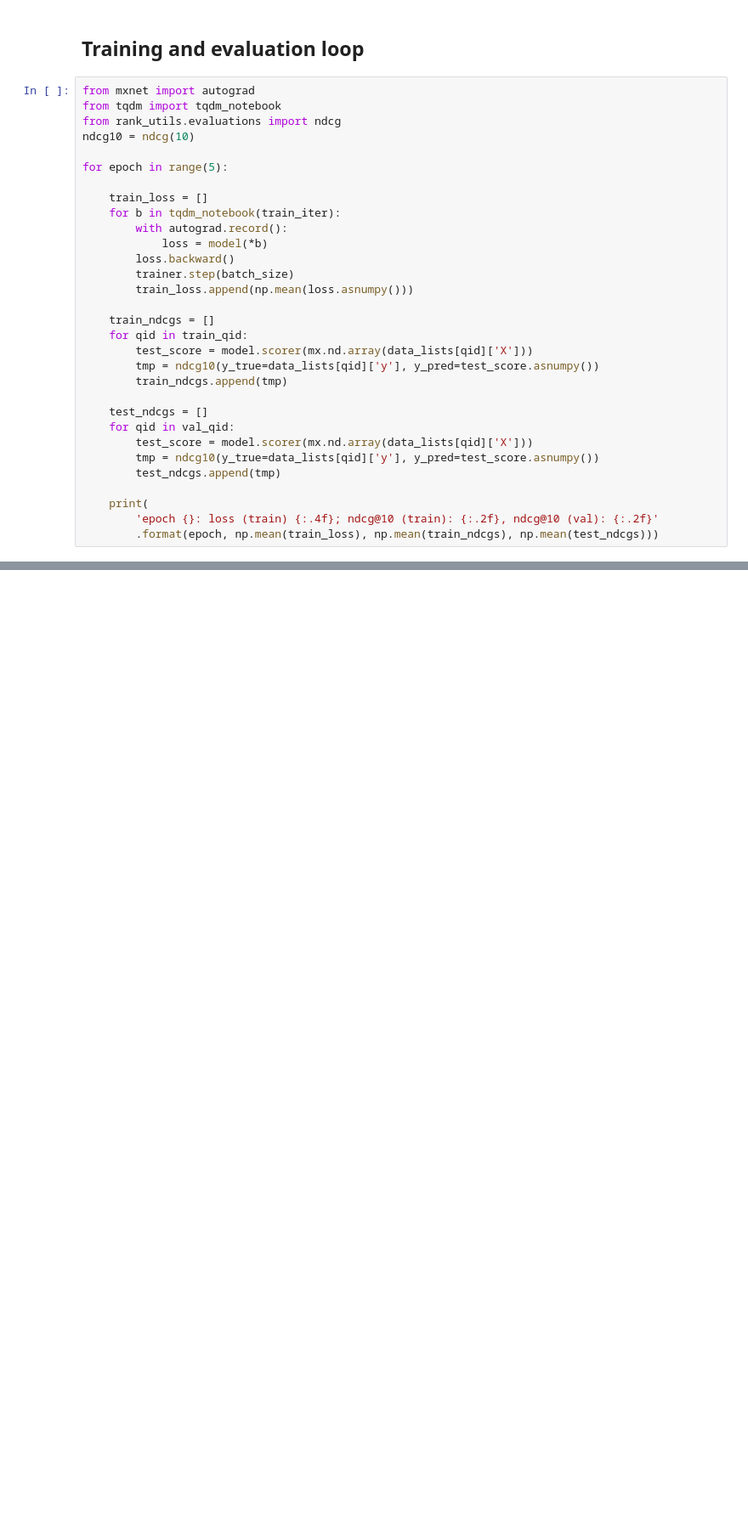
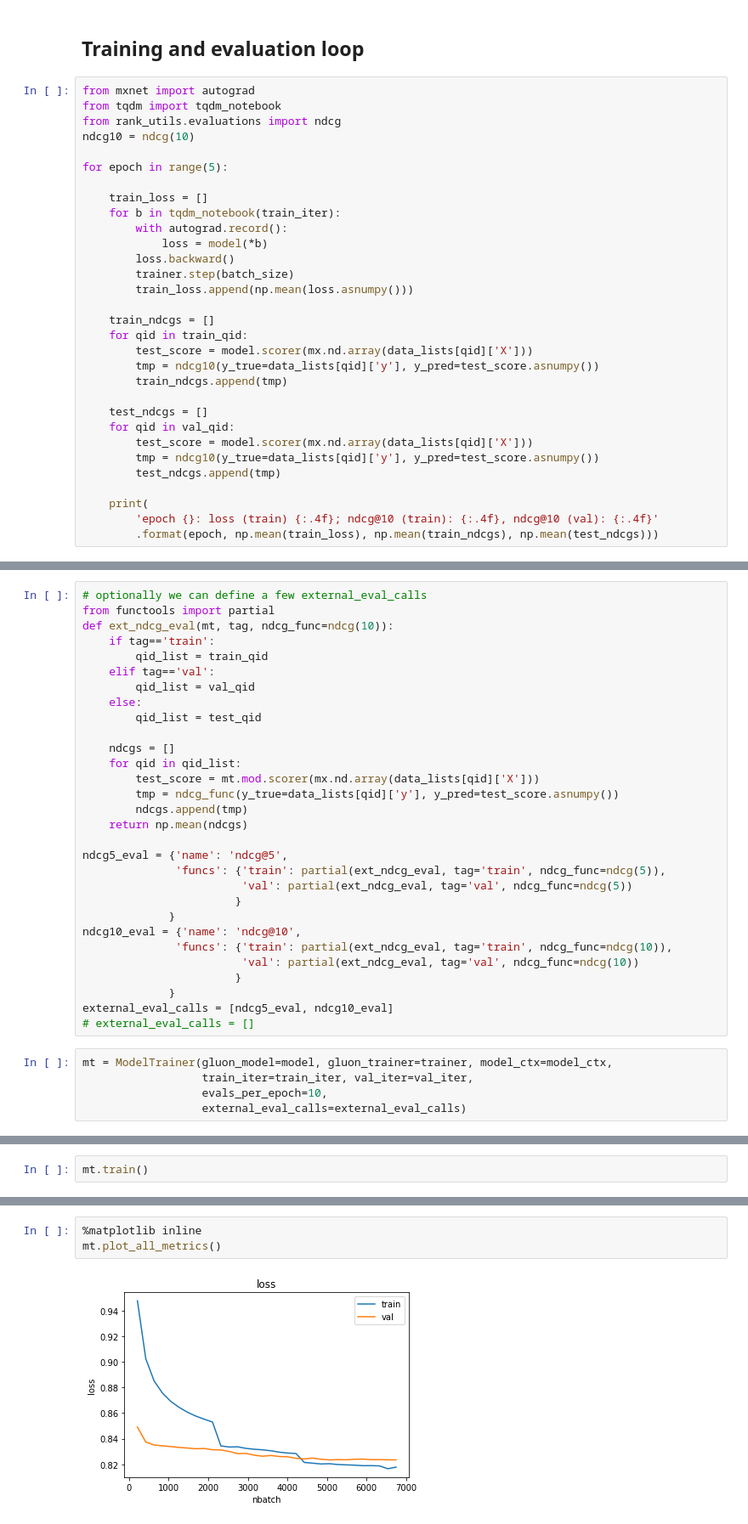
Before and after one commit to dingran/mxnet-ranking, a Jupyter notebook: example1.ipynb, the cells around one changed output, grey strips where cells are left out. Shown at 85% size. Saved outputs shown, nothing was run; the diff lists cells and outputs as text; blank space fills up the shorter version.

Commit message:
added model trainer

```diff
--- a/example1.ipynb
+++ b/example1.ipynb
@@ -155,7 +172,7 @@ for epoch in range(5):
         test_ndcgs.append(tmp)
 
     print(
-        'epoch {}: loss (train) {:.4f}; ndcg@10 (train): {:.2f}, ndcg@10 (val): {:.2f}'
+        'epoch {}: loss (train) {:.4f}; ndcg@10 (train): {:.4f}, ndcg@10 (val): {:.4f}'
         .format(epoch, np.mean(train_loss), np.mean(train_ndcgs), np.mean(test_ndcgs)))
 # %% [output]
 [interactive output not drawn]
@@ -170,0 +211,35 @@ epoch 4: loss (train) 0.8211; ndcg@10 (train): 0.41, ndcg@10 (val): 0.41
+# %%
+# optionally we can define a few external_eval_calls
+from functools import partial
+def ext_ndcg_eval(mt, tag, ndcg_func=ndcg(10)):
+    if tag=='train':
+        qid_list = train_qid
+    elif tag=='val':
+        qid_list = val_qid
+    else:
+        qid_list = test_qid
+
+    ndcgs = []
+    for qid in qid_list:
+        test_score = mt.mod.scorer(mx.nd.array(data_lists[qid]['X']))
+        tmp = ndcg_func(y_true=data_lists[qid]['y'], y_pred=test_score.asnumpy())
+        ndcgs.append(tmp)
+    return np.mean(ndcgs)
+
+ndcg5_eval = {'name': 'ndcg@5',
+              'funcs': {'train': partial(ext_ndcg_eval, tag='train', ndcg_func=ndcg(5)),
+                        'val': partial(ext_ndcg_eval, tag='val', ndcg_func=ndcg(5))
+                       }
+             }
+ndcg10_eval = {'name': 'ndcg@10',
+              'funcs': {'train': partial(ext_ndcg_eval, tag='train', ndcg_func=ndcg(10)),
+                        'val': partial(ext_ndcg_eval, tag='val', ndcg_func=ndcg(10))
+                       }
+             }
+external_eval_calls = [ndcg5_eval, ndcg10_eval]
+# external_eval_calls = []
+# %%
+mt = ModelTrainer(gluon_model=model, gluon_trainer=trainer, model_ctx=model_ctx,
+                  train_iter=train_iter, val_iter=val_iter,
+                  evals_per_epoch=10,
+                  external_eval_calls=external_eval_calls)
@@ -170,0 +248,2 @@ epoch 4: loss (train) 0.8211; ndcg@10 (train): 0.41, ndcg@10 (val): 0.41
+# %%
+mt.train()
@@ -170,0 +272,5 @@ epoch 4: loss (train) 0.8211; ndcg@10 (train): 0.41, ndcg@10 (val): 0.41
+# %%
+%matplotlib inline
+mt.plot_all_metrics()
+# %% [output]
+[figure, added]
```
Also changed, not shown: parts of 20 cells of this notebook, 4 other files.
